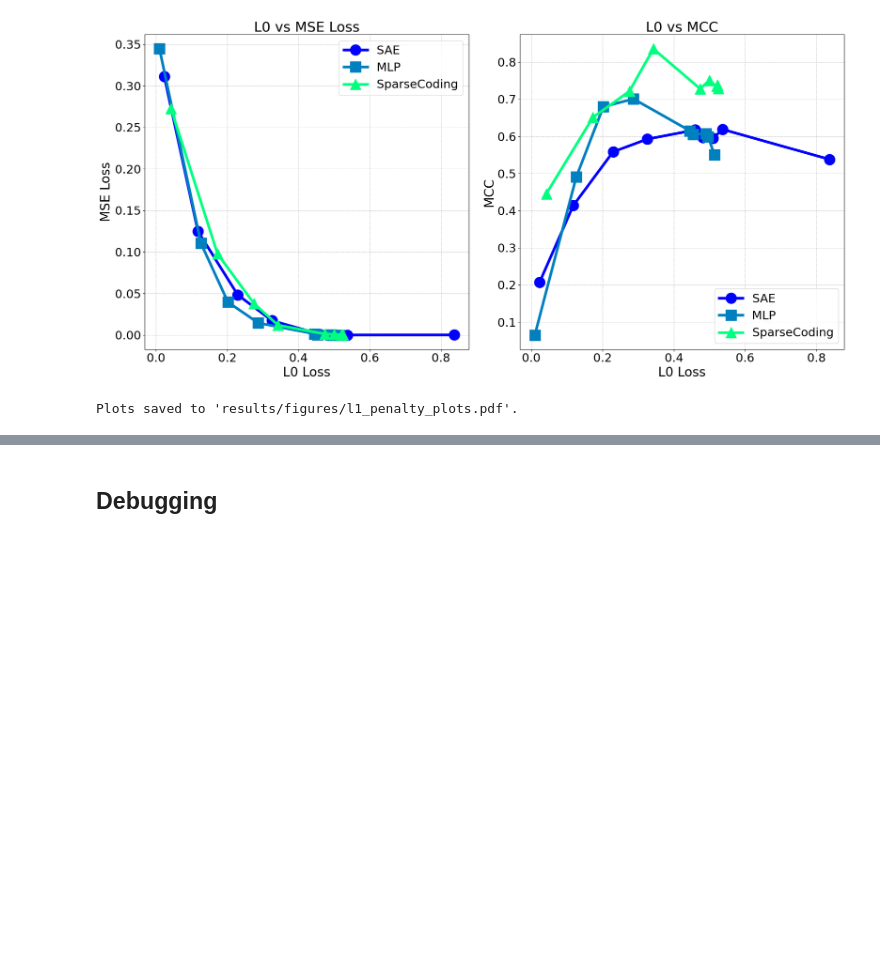
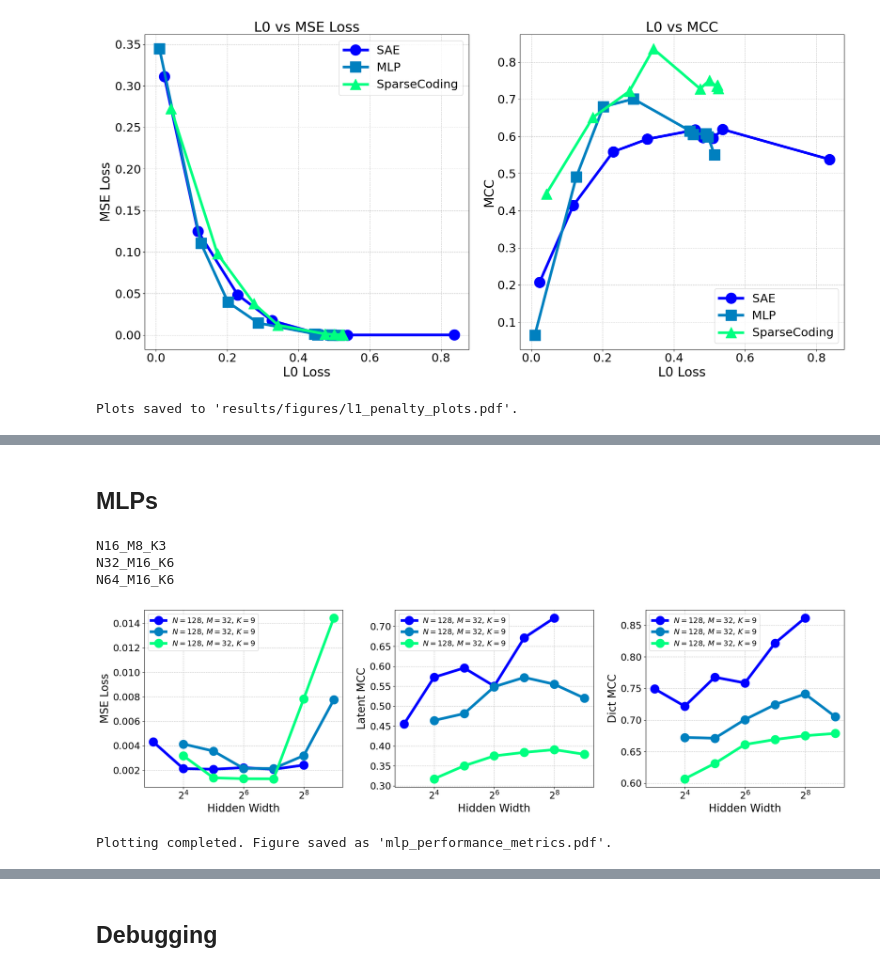
Before and after one commit to charlieoneill11/sparse-inference, a Jupyter notebook: experiments/paper.ipynb, the cells around one changed output, grey strips where cells are left out. Cells and saved outputs as stored; diff of their text form; code cells hidden in the pictures; blank space fills up the shorter version.

Commit message:
mlp and bias experiments

```diff
--- a/experiments/paper.ipynb
+++ b/experiments/paper.ipynb
@@ -2213,0 +2218,77 @@ Plots saved to 'results/figures/l1_penalty_plots.pdf'.
+# %% [markdown]
+## MLPs
+# %%
+import json
+import numpy as np
+import matplotlib.pyplot as plt
+from matplotlib.colors import LinearSegmentedColormap
+
+def load_results(file_path):
+    with open(file_path, 'r') as f:
+        return json.load(f)
+
+def plot_results(results, base_fontsize=20, line_width=5, marker_size=16):
+    configs = list(results.keys())
+    fig, axs = plt.subplots(1, 3, figsize=(20, 6))
+    plt.subplots_adjust(wspace=0.3)
+
+    # Create a custom colormap based on the 'winter' colormap
+    winter = plt.get_cmap('winter')
+    colors = [winter(i) for i in np.linspace(0, 1, len(configs))]
+    custom_cmap = LinearSegmentedColormap.from_list("custom_winter", colors, N=len(configs))
+
+    for i, config in enumerate(configs):
+        print(config)
+        color = custom_cmap(i / (len(configs) - 1))
+        hidden_widths = sorted([int(h) for h in results[config].keys()])
+
+        loss_values = []
+        mcc_values = []
+        dict_mcc_values = []
+
+        for h in hidden_widths:
+            loss = np.mean([run['loss_test'] for run in results[config][str(h)]])
+            mcc = np.mean([run['mcc_test'] for run in results[config][str(h)]])
+            dict_mcc = np.mean([run['dict_mcc'] for run in results[config][str(h)]])
+
+            loss_values.append(loss)
+            mcc_values.append(mcc)
+            dict_mcc_values.append(dict_mcc)
+
+        # Create label
+        label = f"$N={N}$, $M={M}$, $K={K}$"
+
+        # Plot test loss
+        axs[0].plot(hidden_widths, loss_values, '-o', color=color, linewidth=line_width, markersize=marker_size, label=label)
+        axs[0].set_xlabel('Hidden Width', fontsize=base_fontsize)
+        axs[0].set_ylabel('MSE Loss', fontsize=base_fontsize)
+
+        # Plot MCC
+        axs[1].plot(hidden_widths, mcc_values, '-o', color=color, linewidth=line_width, markersize=marker_size, label=label)
+        axs[1].set_xlabel('Hidden Width', fontsize=base_fontsize)
+        axs[1].set_ylabel('Latent MCC', fontsize=base_fontsize)
+
+        # Plot Dict MCC
+        axs[2].plot(hidden_widths, dict_mcc_values, '-o', color=color, linewidth=line_width, markersize=marker_size, label=label)
+        axs[2].set_xlabel('Hidden Width', fontsize=base_fontsize)
+        axs[2].set_ylabel('Dict MCC', fontsize=base_fontsize)
+
+    for ax in axs:
+        ax.legend(fontsize=base_fontsize - 6)
+        ax.tick_params(axis='both', which='major', labelsize=base_fontsize - 2)
+        ax.grid(True, linestyle='--', alpha=0.7)
+        ax.set_xscale('log', base=2)  # Set x-axis to log scale (base 2)
+
+    plt.tight_layout()
+    plt.savefig('results/figures/mlp_performance_metrics.pdf', dpi=300, bbox_inches='tight')
+    plt.show()
+
+results = load_results('results/mlp_hidden_width_experiment.json')
+plot_results(results, base_fontsize=20, line_width=5, marker_size=16)
+print("Plotting completed. Figure saved as 'mlp_performance_metrics.pdf'.")
+# %% [output]
+N16_M8_K3
+N32_M16_K6
+N64_M16_K6
+[figure, added]
+Plotting completed. Figure saved as 'mlp_performance_metrics.pdf'.
```
Also changed, not shown: parts of 3 cells of this notebook, 8 other files.
